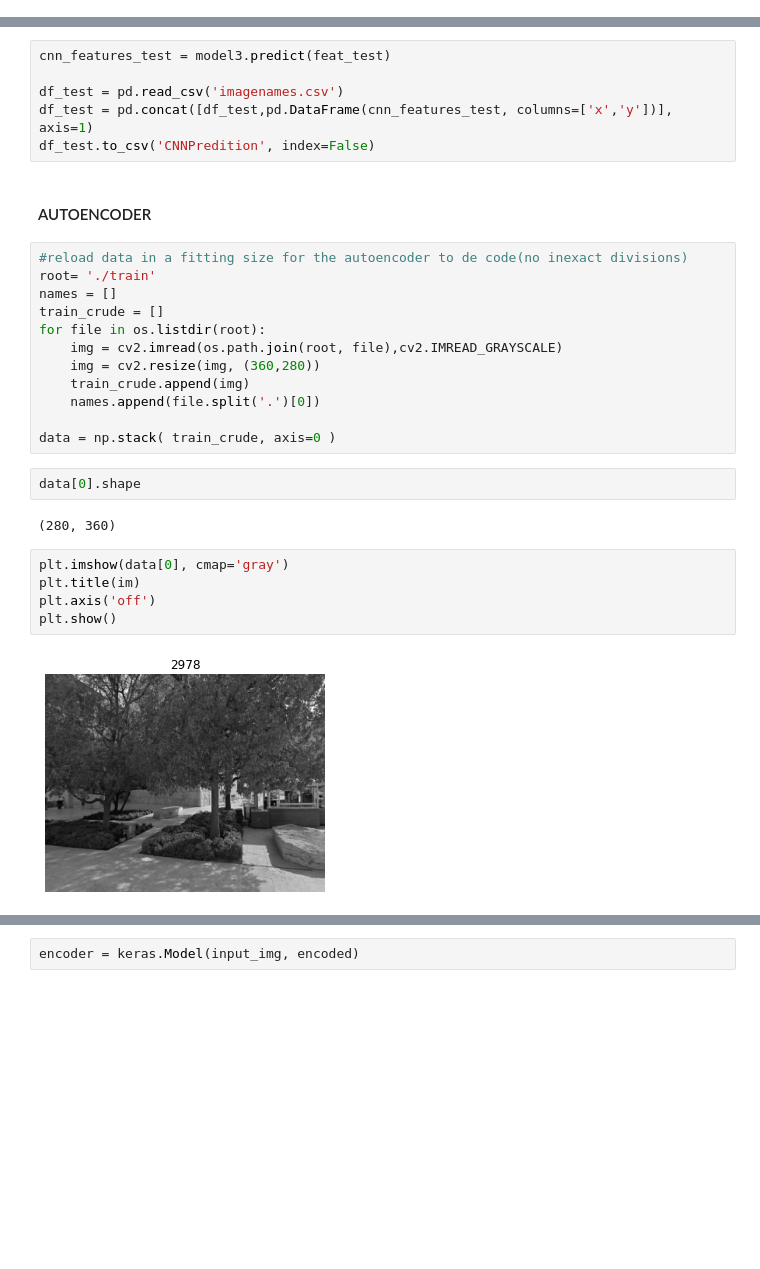
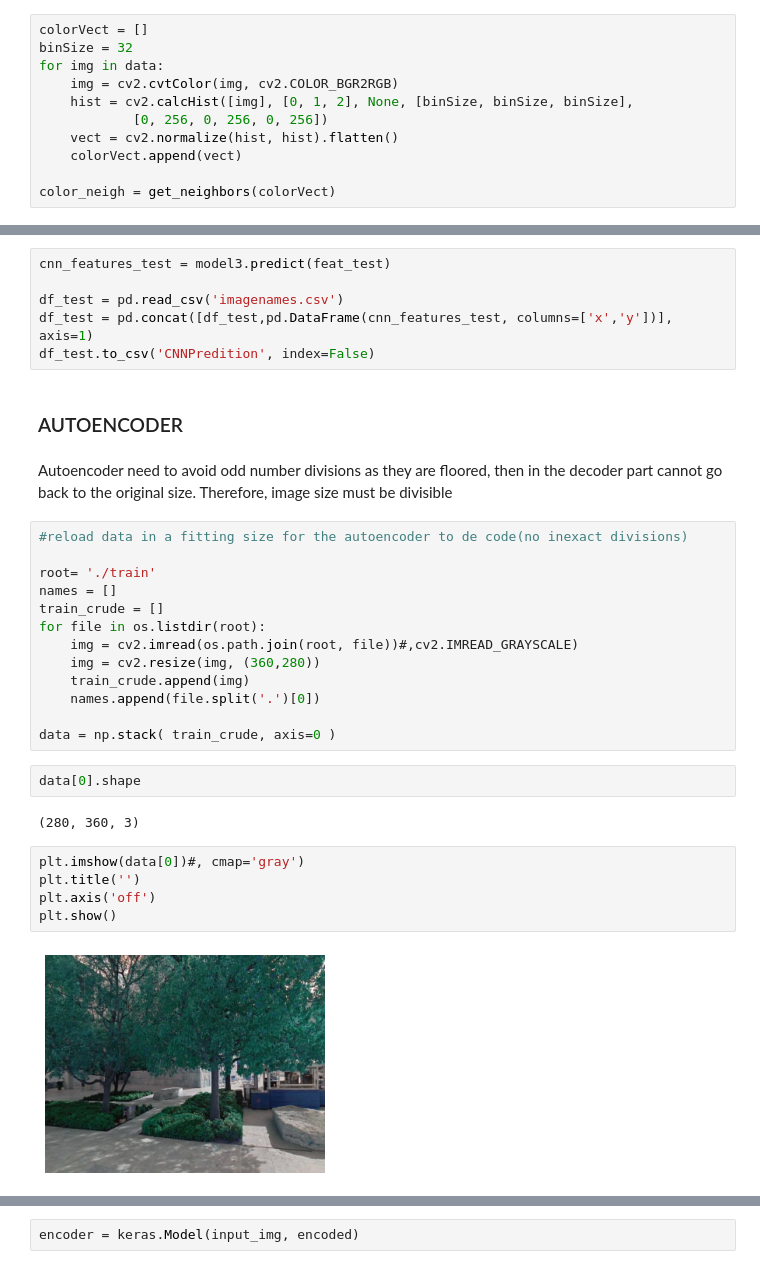
Before and after one commit to anankeman/CV-fineLocation, a Jupyter notebook: Image similarity.ipynb, the cells around one changed output, grey strips where cells are left out. Drawn from its saved outputs; the diff is of its cells as text; blank space fills up the shorter version.

Commit message:
color vectors, R and t experimentation

```diff
--- a/Image similarity.ipynb
+++ b/Image similarity.ipynb
@@ -48,0 +95,11 @@ plt.show()
+# %%
+colorVect = []
+binSize = 32
+for img in data:
+    img = cv2.cvtColor(img, cv2.COLOR_BGR2RGB)
+    hist = cv2.calcHist([img], [0, 1, 2], None, [binSize, binSize, binSize],
+            [0, 256, 0, 256, 0, 256])
+    vect = cv2.normalize(hist, hist).flatten()
+    colorVect.append(vect)
+
+color_neigh = get_neighbors(colorVect)
@@ -486,14 +533,18 @@ df_test = pd.read_csv('imagenames.csv')
 df_test = pd.concat([df_test,pd.DataFrame(cnn_features_test, columns=['x','y'])], axis=1)
 df_test.to_csv('CNNPredition', index=False)
 # %% [markdown]
-#### AUTOENCODER
+### AUTOENCODER
+# %% [markdown]
+Autoencoder need to avoid odd number divisions as they are floored, then in the decoder part cannot go back to the original size.
+Therefore, image size must be divisible
 # %%
 #reload data in a fitting size for the autoencoder to de code(no inexact divisions)
+
 root= './train'
 names = []
 train_crude = []
 for file in os.listdir(root):
-    img = cv2.imread(os.path.join(root, file),cv2.IMREAD_GRAYSCALE)
+    img = cv2.imread(os.path.join(root, file))#,cv2.IMREAD_GRAYSCALE)
     img = cv2.resize(img, (360,280))
     train_crude.append(img)
     names.append(file.split('.')[0])
@@ -502,12 +553,12 @@ data = np.stack( train_crude, axis=0 )
 # %%
 data[0].shape
 # %% [output]
-(280, 360)
+(280, 360, 3)
 # %%
-plt.imshow(data[0], cmap='gray')
-plt.title(im)
+plt.imshow(data[0])#, cmap='gray')
+plt.title('')
 plt.axis('off')
 plt.show()
 # %% [output]
-[figure, old version]
+[figure, new version]
 # %%
```
Also changed, not shown: parts of 33 cells of this notebook, 1 other file.
